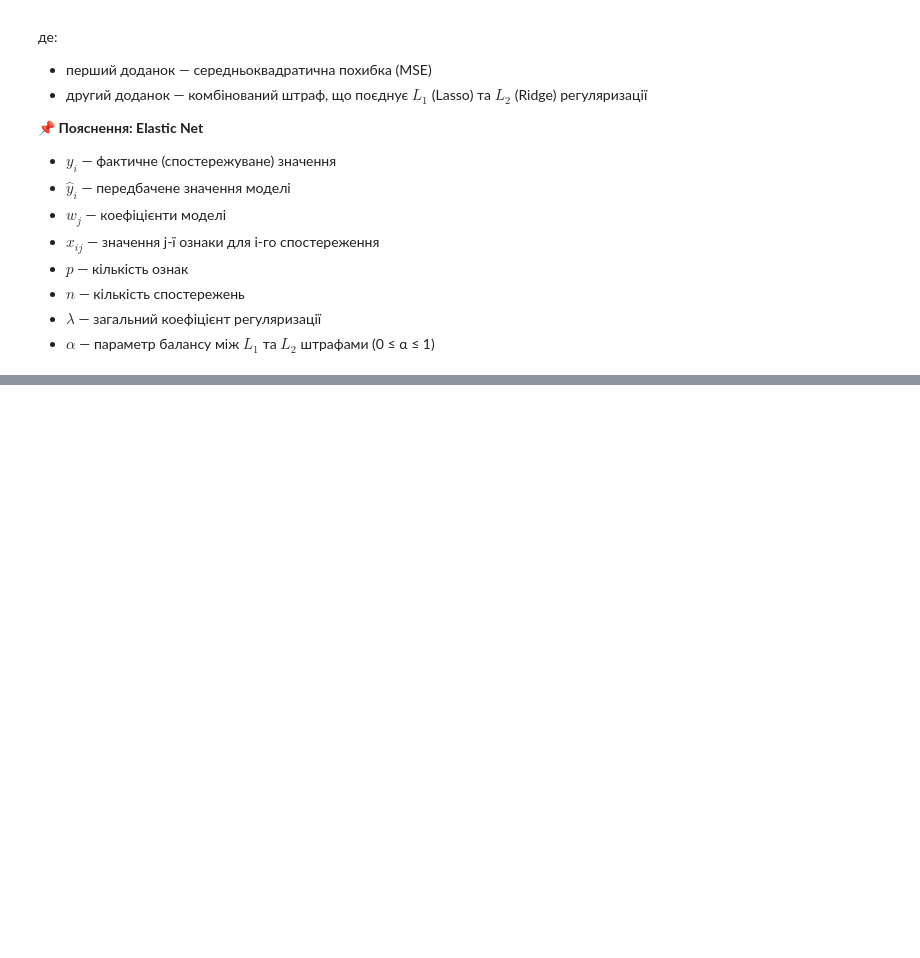
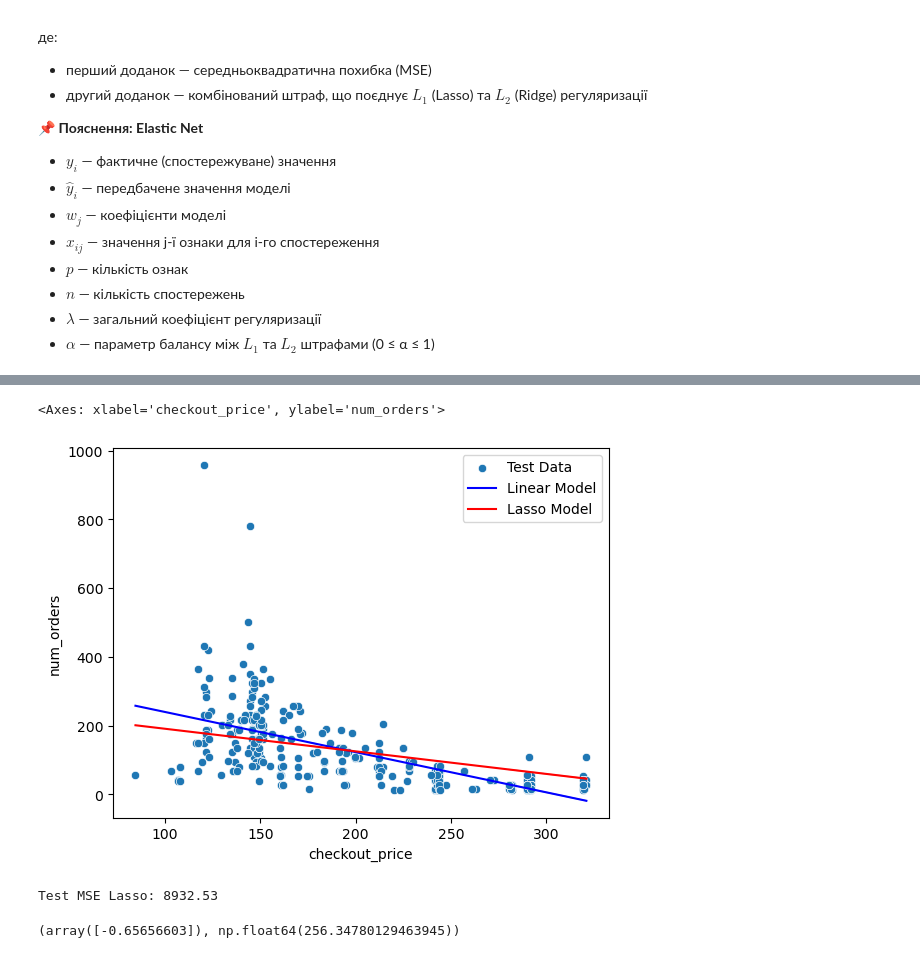
Before and after one commit to SiracencoSerghei/DataScienceHW, a Jupyter notebook: example_kaggle/les_3/supervised_ML_2.ipynb, the cells around one changed output, grey strips where cells are left out. Saved outputs shown, nothing was run; the diff lists cells and outputs as text; code cells hidden in the pictures; blank space fills up the shorter version.

```diff
--- a/example_kaggle/les_3/supervised_ML_2.ipynb
+++ b/example_kaggle/les_3/supervised_ML_2.ipynb
@@ -613,3 +613,19 @@ $$
 - $n$ — кількість спостережень
 - $\lambda$ — загальний коефіцієнт регуляризації
 - $\alpha$ — параметр балансу між $L_1$ та $L_2$ штрафами (0 ≤ α ≤ 1)
+# %%
+x = train_data["checkout_price"].to_numpy().reshape(-1, 1)
+y = train_data["num_orders"].to_numpy()
+
+model = LinearRegression().fit(x, y)
+train_data["predictions"] = model.predict(x)
+
+x_test = test_data["checkout_price"].to_numpy().reshape(-1, 1)
+test_data["predictions"] = model.predict(x_test)
+
+sns.scatterplot(
+    x="checkout_price", y="num_orders", data=train_data, label="Train Data"
+)
+sns.lineplot(
+    x="checkout_price", y="predictions", data=train_data, color="red", label="Model"
+)
@@ -615,0 +718,33 @@ $$
+# %%
+from sklearn.linear_model import Ridge, Lasso
+
+model_lasso = Lasso(alpha=2_000).fit(x, y)
+
+test_data_lasso = test_data[:]
+
+x_test = test_data_lasso["checkout_price"].to_numpy().reshape(-1, 1)
+test_data_lasso["predictions"] = model_lasso.predict(x_test)
+
+sns.scatterplot(
+    x="checkout_price", y="num_orders", data=test_data_lasso, label="Test Data"
+)
+sns.lineplot(
+    x="checkout_price", y="predictions", data=test_data, color="blue", label="Linear Model"
+)
+sns.lineplot(
+    x="checkout_price", y="predictions", data=test_data_lasso, color="red", label="Lasso Model")
+# %% [output]
+<Axes: xlabel='checkout_price', ylabel='num_orders'>
+[figure, added]
+# %%
+mean_squared_error_test_lasso = mean_squared_error(
+    test_data_lasso["num_orders"], test_data_lasso["predictions"]
+)
+print(f"Test MSE Lasso: {mean_squared_error_test_lasso:.2f}")
+# Lasso tends to shrink some coefficients to zero, effectively performing feature selection.
+# %% [output]
+Test MSE Lasso: 8932.53
+# %%
+model_lasso.coef_, model_lasso.intercept_
+# %% [output]
+(array([-0.65656603]), np.float64(256.34780129463945))
```
Also changed, not shown: parts of 23 cells of this notebook, 5 other files.
